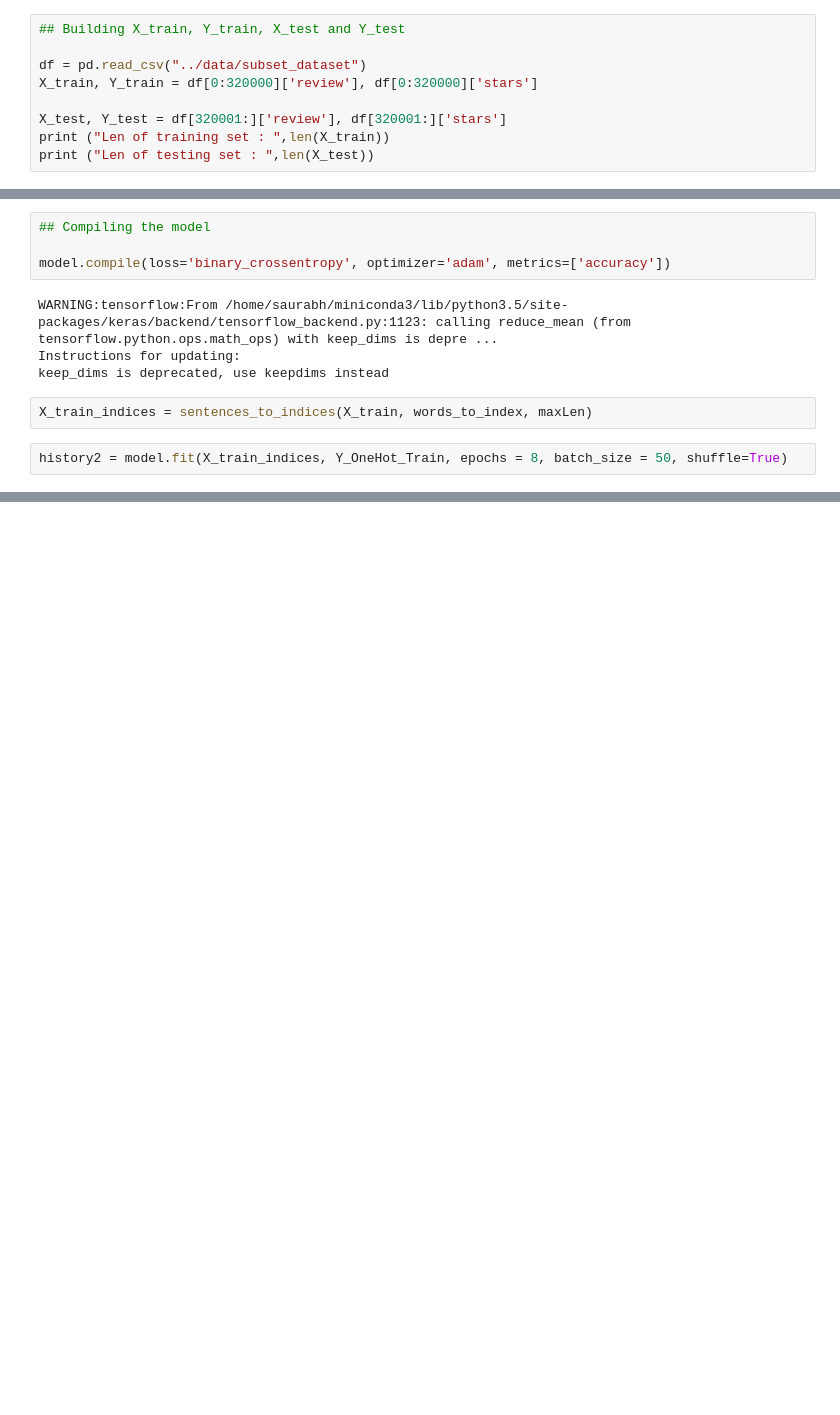
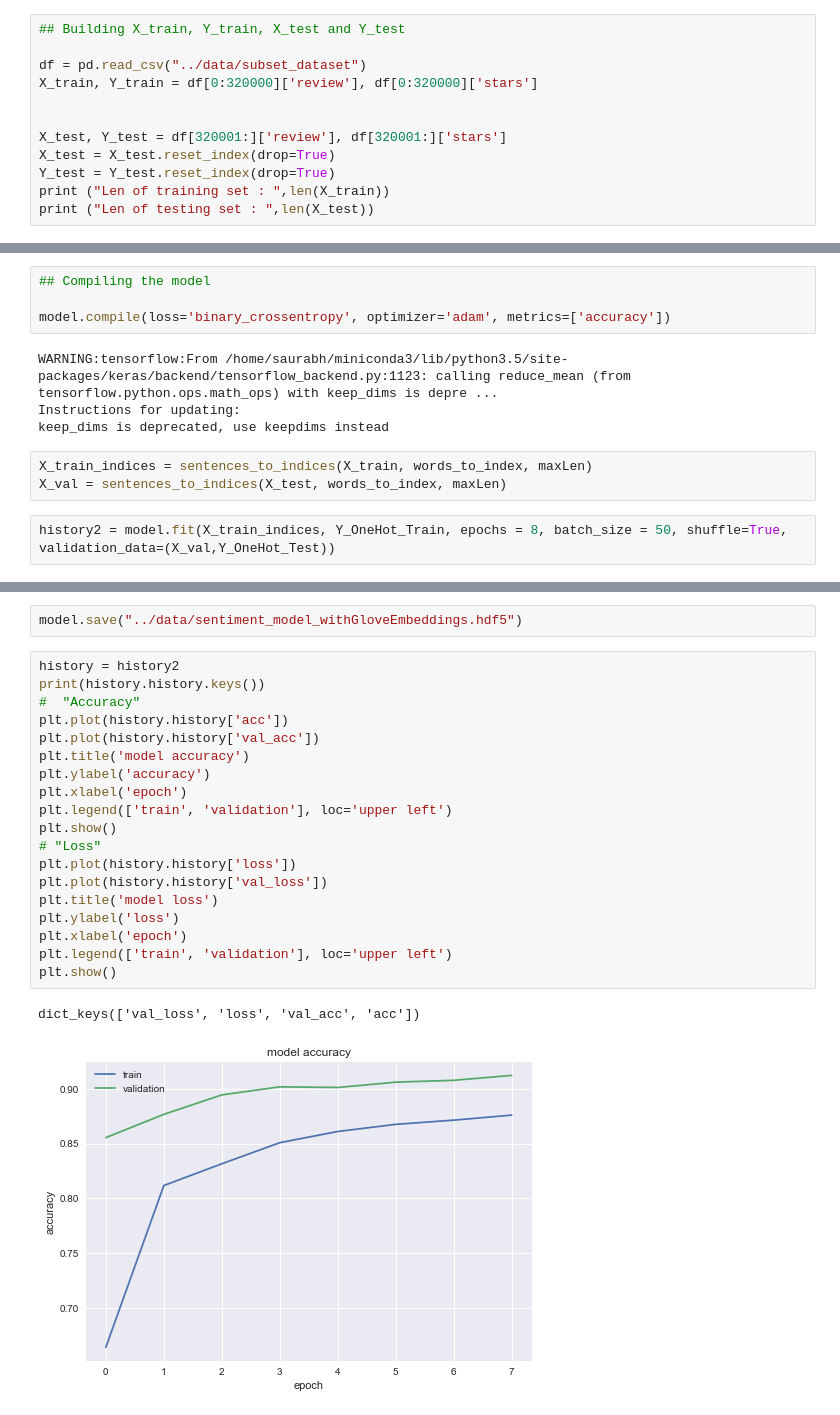
Before and after one commit to saurabhsingh13no/Yelp_review_sentiment_analysis, a Jupyter notebook: notebook/Data_preparation and Model_training.ipynb, the cells around one changed output, grey strips where cells are left out. Cells and saved outputs as stored; diff of their text form; blank space fills up the shorter version.

Commit message:
done with building model from gloveVEc

```diff
--- a/notebook/Data_preparation and Model_training.ipynb
+++ b/notebook/Data_preparation and Model_training.ipynb
@@ -477,7 +477,10 @@ Moving onto the model, we are changing only one thing, the Embedding layer. We a
 df = pd.read_csv("../data/subset_dataset")
 X_train, Y_train = df[0:320000]['review'], df[0:320000]['stars']
 
+
 X_test, Y_test = df[320001:]['review'], df[320001:]['stars']
+X_test = X_test.reset_index(drop=True)
+Y_test = Y_test.reset_index(drop=True)
 print ("Len of training set : ",len(X_train))
 print ("Len of testing set : ",len(X_test))
 # %% [output]
@@ -675,6 +678,7 @@ Instructions for updating:
 keep_dims is deprecated, use keepdims instead
 # %%
 X_train_indices = sentences_to_indices(X_train, words_to_index, maxLen)
+X_val = sentences_to_indices(X_test, words_to_index, maxLen)
 # %%
-history2 = model.fit(X_train_indices, Y_OneHot_Train, epochs = 8, batch_size = 50, shuffle=True)
+history2 = model.fit(X_train_indices, Y_OneHot_Train, epochs = 8, batch_size = 50, shuffle=True, validation_data=(X_val,Y_OneHot_Test))
 # %% [output]
@@ -681,0 +702,24 @@ Epoch 1/8
+# %%
+model.save("../data/sentiment_model_withGloveEmbeddings.hdf5")
+# %%
+history = history2
+print(history.history.keys())
+#  "Accuracy"
+plt.plot(history.history['acc'])
+plt.plot(history.history['val_acc'])
+plt.title('model accuracy')
+plt.ylabel('accuracy')
+plt.xlabel('epoch')
+plt.legend(['train', 'validation'], loc='upper left')
+plt.show()
+# "Loss"
+plt.plot(history.history['loss'])
+plt.plot(history.history['val_loss'])
+plt.title('model loss')
+plt.ylabel('loss')
+plt.xlabel('epoch')
+plt.legend(['train', 'validation'], loc='upper left')
+plt.show()
+# %% [output]
+dict_keys(['val_loss', 'loss', 'val_acc', 'acc'])
+[figure, added]
```
Also changed, not shown: parts of 5 cells of this notebook.
